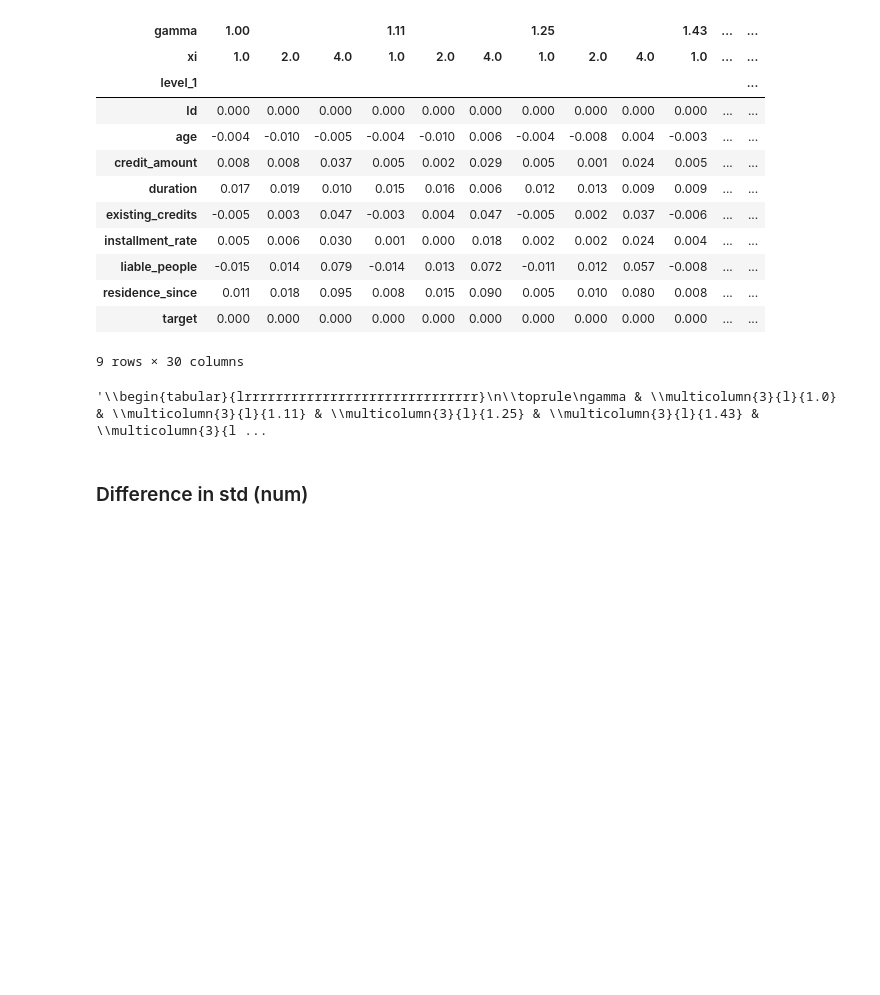
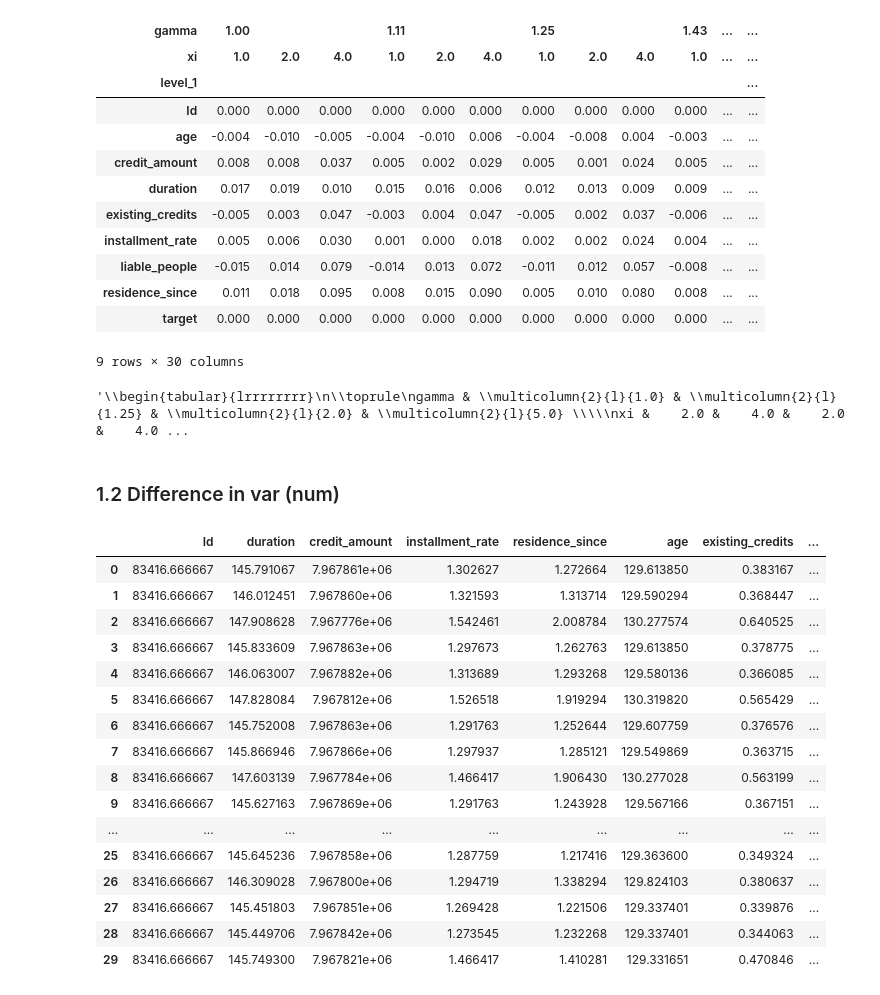
Before and after one commit to tanjascats/fingerprinting-toolbox, a Jupyter notebook: evaluation/utility_german_credit.ipynb, the cells around one changed output. Cells and saved outputs as stored; diff of their text form; code cells hidden in the pictures; blank space fills up the shorter version.

```diff
--- a/evaluation/utility_german_credit.ipynb
+++ b/evaluation/utility_german_credit.ipynb
@@ -128,9 +129,37 @@ mean_diff
 | target | 0.000 | 0.000 | 0.000 | 0.000 | 0.000 | 0.000 | 0.000 | 0.000 | 0.000 | 0.000 | ... | ... |
 9 rows × 30 columns
 # %%
-mean_diff.to_latex()
+mean_diff
+mean_diff[[( 1.0, 2.0),
+            ( 1.0, 4.0),
+            (1.25, 2.0),
+            (1.25, 4.0),
+            ( 2.0, 2.0),
+            ( 2.0, 4.0),
+            ( 5.0, 2.0),
+            ( 5.0, 4.0)]].to_latex()
 # %% [output]
-'\\begin{tabular}{lrrrrrrrrrrrrrrrrrrrrrrrrrrrrrr}\n\\toprule\ngamma & \\multicolumn{3}{l}{1.0} & \\multicolumn{3}{l}{1.11} & \\multicolumn{3}{l}{1.25} & \\multicolumn{3}{l}{1.43} & \\multicolumn{3}{l ...
+'\\begin{tabular}{lrrrrrrrr}\n\\toprule\ngamma & \\multicolumn{2}{l}{1.0} & \\multicolumn{2}{l}{1.25} & \\multicolumn{2}{l}{2.0} & \\multicolumn{2}{l}{5.0} \\\\\nxi &    2.0 &    4.0 &    2.0 &    4.0 ...
 # %% [markdown]
-### Difference in std (num)
+### 1.2 Difference in var (num)
+# %%
+var_dataframe
+# %% [output]
+|  | Id | duration | credit_amount | installment_rate | residence_since | age | existing_credits | ... |
+| 0 | 83416.666667 | 145.791067 | 7.967861e+06 | 1.302627 | 1.272664 | 129.613850 | 0.383167 | ... |
+| 1 | 83416.666667 | 146.012451 | 7.967860e+06 | 1.321593 | 1.313714 | 129.590294 | 0.368447 | ... |
+| 2 | 83416.666667 | 147.908628 | 7.967776e+06 | 1.542461 | 2.008784 | 130.277574 | 0.640525 | ... |
+| 3 | 83416.666667 | 145.833609 | 7.967863e+06 | 1.297673 | 1.262763 | 129.613850 | 0.378775 | ... |
+| 4 | 83416.666667 | 146.063007 | 7.967882e+06 | 1.313689 | 1.293268 | 129.580136 | 0.366085 | ... |
+| 5 | 83416.666667 | 147.828084 | 7.967812e+06 | 1.526518 | 1.919294 | 130.319820 | 0.565429 | ... |
+| 6 | 83416.666667 | 145.752008 | 7.967863e+06 | 1.291763 | 1.252644 | 129.607759 | 0.376576 | ... |
+| 7 | 83416.666667 | 145.866946 | 7.967866e+06 | 1.297937 | 1.285121 | 129.549869 | 0.363715 | ... |
+| 8 | 83416.666667 | 147.603139 | 7.967784e+06 | 1.466417 | 1.906430 | 130.277028 | 0.563199 | ... |
+| 9 | 83416.666667 | 145.627163 | 7.967869e+06 | 1.291763 | 1.243928 | 129.567166 | 0.367151 | ... |
+| ... | ... | ... | ... | ... | ... | ... | ... | ... |
+| 25 | 83416.666667 | 145.645236 | 7.967858e+06 | 1.287759 | 1.217416 | 129.363600 | 0.349324 | ... |
+| 26 | 83416.666667 | 146.309028 | 7.967800e+06 | 1.294719 | 1.338294 | 129.824103 | 0.380637 | ... |
+| 27 | 83416.666667 | 145.451803 | 7.967851e+06 | 1.269428 | 1.221506 | 129.337401 | 0.339876 | ... |
+| 28 | 83416.666667 | 145.449706 | 7.967842e+06 | 1.273545 | 1.232268 | 129.337401 | 0.344063 | ... |
+| 29 | 83416.666667 | 145.749300 | 7.967821e+06 | 1.466417 | 1.410281 | 129.331651 | 0.470846 | ... |
 # %%
```
Also changed, not shown: parts of 25 cells of this notebook, 3 other files.
